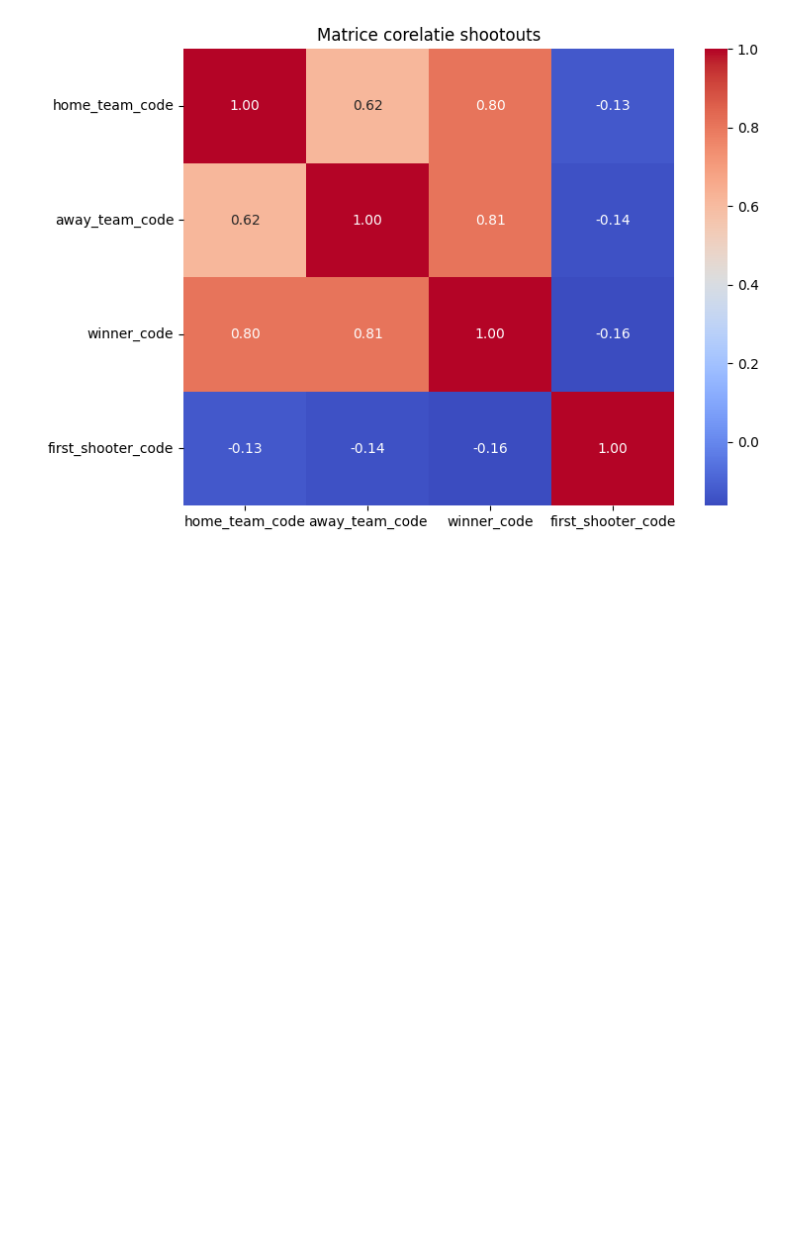
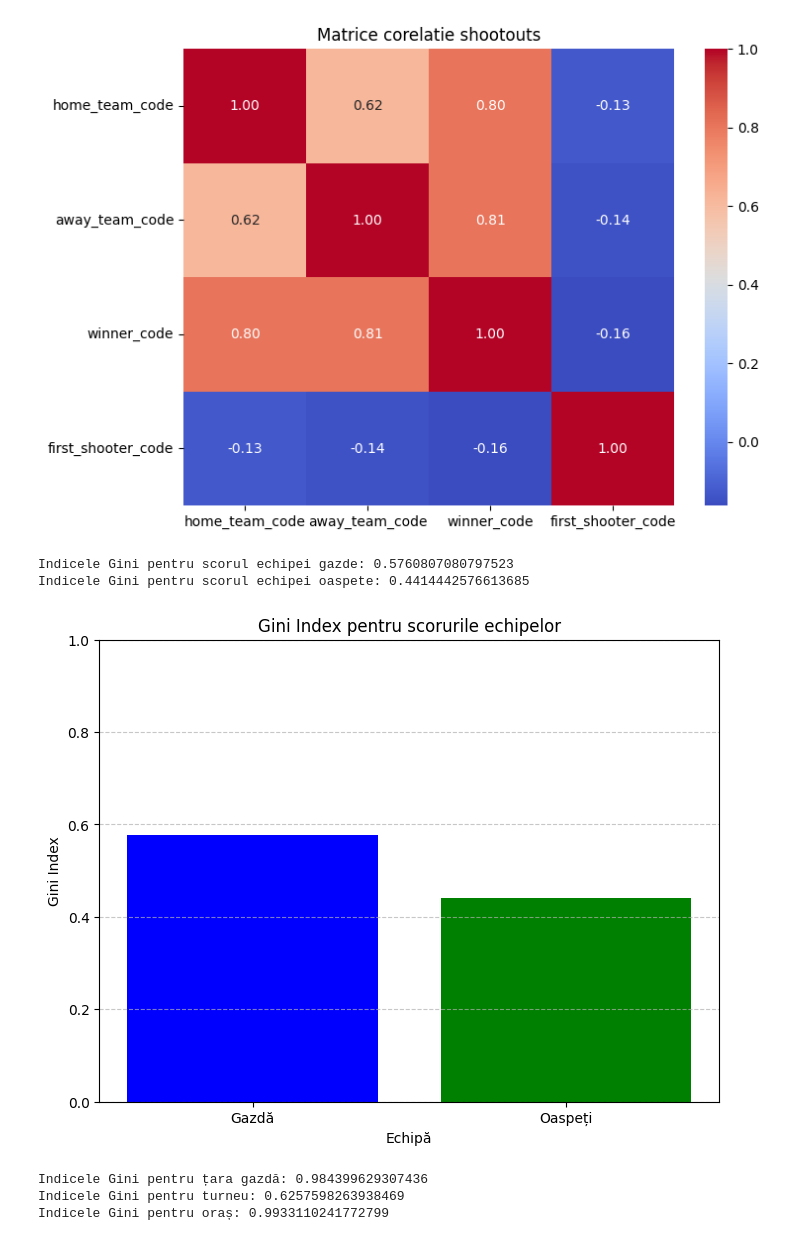
Before and after one commit to vimanmario/Machine-Learning---Footbal-Predictions, a Jupyter notebook: sample.ipynb, the cells around one changed output. Cells and saved outputs as stored; diff of their text form; code cells hidden in the pictures; blank space fills up the shorter version.

Commit message:
update #8 Gini Index

```diff
--- a/sample.ipynb
+++ b/sample.ipynb
@@ -212,3 +210,51 @@ plt.title('Matrice corelatie shootouts')
 plt.show()
 # %% [output]
 [figure]
+# %%
+# Scorurile echipelor
+home_scores = df_results['home_score']
+away_scores = df_results['away_score']
+
+# Calculăm Indicele Gini pentru echipele gazdă și oaspete folosind doar scorurile
+gini_home = 1 - (2 * (home_scores.value_counts(normalize=True) ** 2).sum())
+gini_away = 1 - (2 * (away_scores.value_counts(normalize=True) ** 2).sum())
+
+print("Indicele Gini pentru scorul echipei gazde:", gini_home)
+print("Indicele Gini pentru scorul echipei oaspete:", gini_away)
+# %% [output]
+Indicele Gini pentru scorul echipei gazde: 0.5760807080797523
+Indicele Gini pentru scorul echipei oaspete: 0.4414442576613685
+# %%
+indices = ['Gazdă', 'Oaspeți']
+values = [gini_home, gini_away]
+
+plt.figure(figsize=(8, 6))
+plt.bar(indices, values, color=['blue', 'green'])
+plt.title('Gini Index pentru scorurile echipelor')
+plt.xlabel('Echipă')
+plt.ylabel('Gini Index')
+plt.ylim(0, 1)  # Setarea limitelor axei y între 0 și 1 pentru claritate
+plt.grid(axis='y', linestyle='--', alpha=0.7)
+plt.show()
+# %% [output]
+[figure, added]
+# %%
+# Calculăm Indicele Gini pentru țara gazdă
+gini_country = 1 - (2 * (df_results['country'].value_counts(normalize=True) ** 2).sum())
+
+# Calculăm Indicele Gini pentru turneu
+gini_tournament = 1 - (2 * (df_results['tournament'].value_counts(normalize=True) ** 2).sum())
+
+# Calculăm Indicele Gini pentru oraș
+gini_city = 1 - (2 * (df_results['city'].value_counts(normalize=True) ** 2).sum())
+
+# Pentru neutral
+gini_neutral = 1 - (2 * (df_results['neutral'].value_counts(normalize=True) ** 2).sum())
+
+print("Indicele Gini pentru țara gazdă:", gini_country)
+print("Indicele Gini pentru turneu:", gini_tournament)
+print("Indicele Gini pentru oraș:", gini_city)
+# %% [output]
+Indicele Gini pentru țara gazdă: 0.984399629307436
+Indicele Gini pentru turneu: 0.6257598263938469
+Indicele Gini pentru oraș: 0.9933110241772799
```
Also changed, not shown: parts of 1 cell of this notebook.
